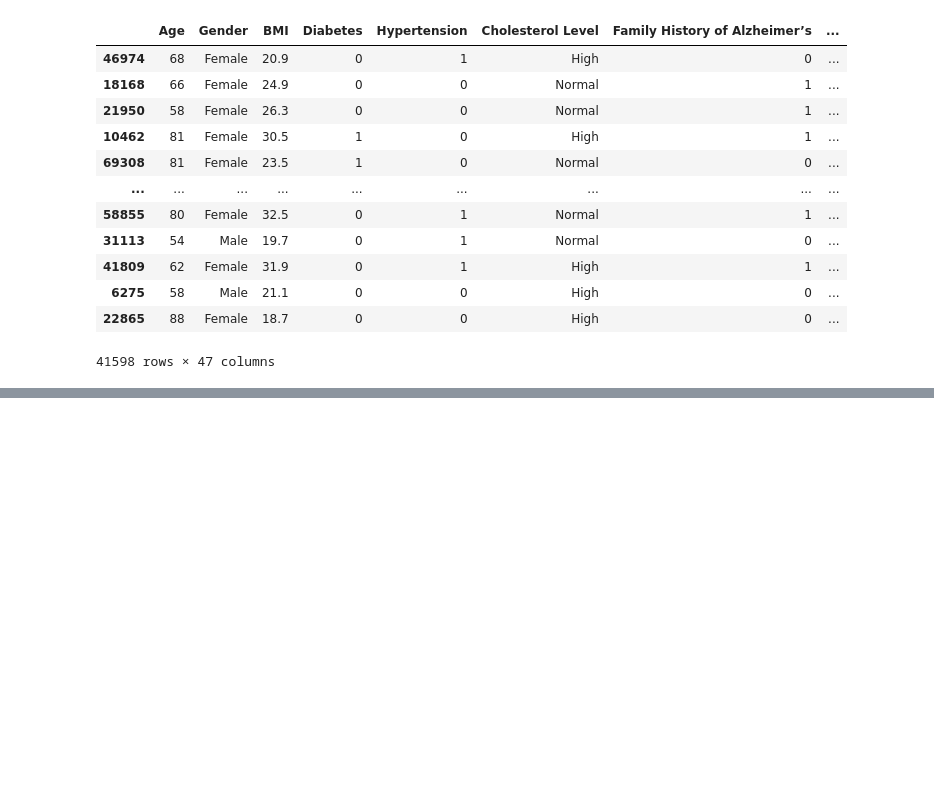
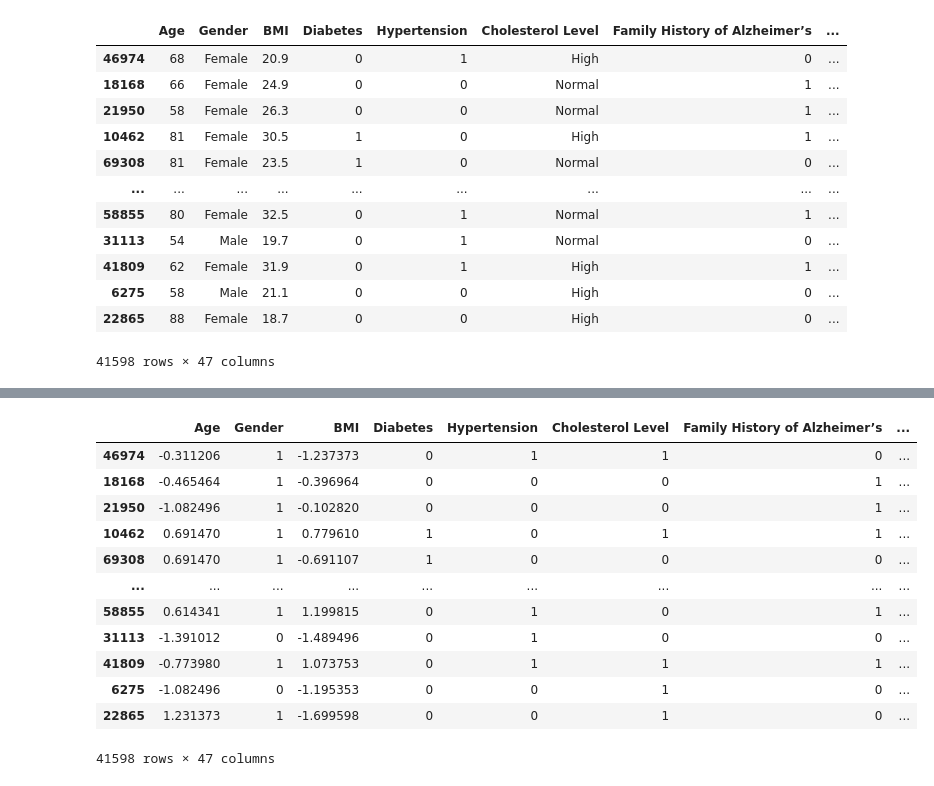
Before and after one commit to joaosantos37/alzheimers, a Jupyter notebook: predictions.ipynb, the cells around one changed output, grey strips where cells are left out. Cells and saved outputs as stored; diff of their text form; code cells hidden in the pictures; blank space fills up the shorter version.

```diff
--- a/predictions.ipynb
+++ b/predictions.ipynb
@@ -340,0 +382,24 @@ train_data
+# %%
+##scale Age BMI and Cognitive Score:
+def scale_numerical_columns(data):
+    scaler = StandardScaler()
+    data[['Age', 'BMI', 'Cognitive Test Score']] = scaler.fit_transform(data[['Age', 'BMI', 'Cognitive Test Score']])
+    return data
+train_data = scale_numerical_columns(train_data)
+val_data = scale_numerical_columns(val_data)
+holdout_data = scale_numerical_columns(holdout_data)
+train_data
+# %% [output]
+|  | Age | Gender | BMI | Diabetes | Hypertension | Cholesterol Level | Family History of Alzheimer’s | ... |
+| 46974 | -0.311206 | 1 | -1.237373 | 0 | 1 | 1 | 0 | ... |
+| 18168 | -0.465464 | 1 | -0.396964 | 0 | 0 | 0 | 1 | ... |
+| 21950 | -1.082496 | 1 | -0.102820 | 0 | 0 | 0 | 1 | ... |
+| 10462 | 0.691470 | 1 | 0.779610 | 1 | 0 | 1 | 1 | ... |
+| 69308 | 0.691470 | 1 | -0.691107 | 1 | 0 | 0 | 0 | ... |
+| ... | ... | ... | ... | ... | ... | ... | ... | ... |
+| 58855 | 0.614341 | 1 | 1.199815 | 0 | 1 | 0 | 1 | ... |
+| 31113 | -1.391012 | 0 | -1.489496 | 0 | 1 | 0 | 0 | ... |
+| 41809 | -0.773980 | 1 | 1.073753 | 0 | 1 | 1 | 1 | ... |
+| 6275 | -1.082496 | 0 | -1.195353 | 0 | 0 | 1 | 0 | ... |
+| 22865 | 1.231373 | 1 | -1.699598 | 0 | 0 | 1 | 0 | ... |
+41598 rows × 47 columns
```
Also changed, not shown: parts of 9 cells of this notebook.
